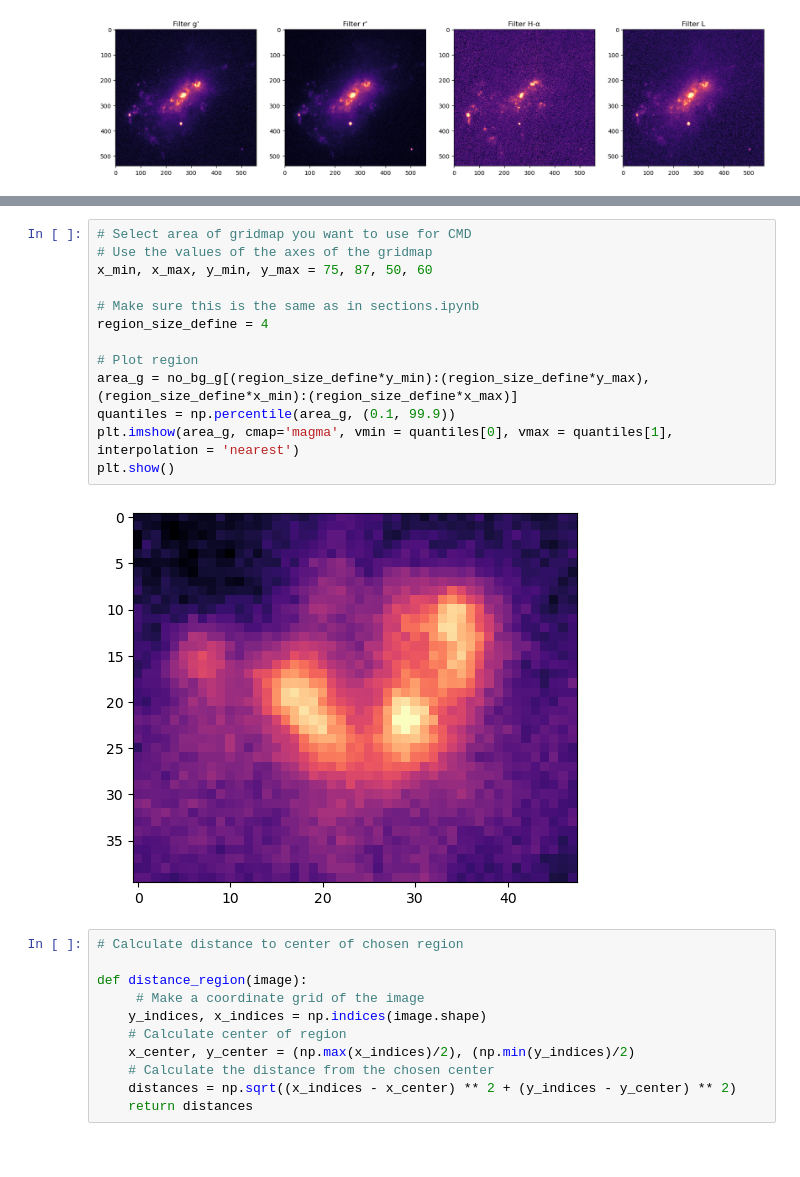
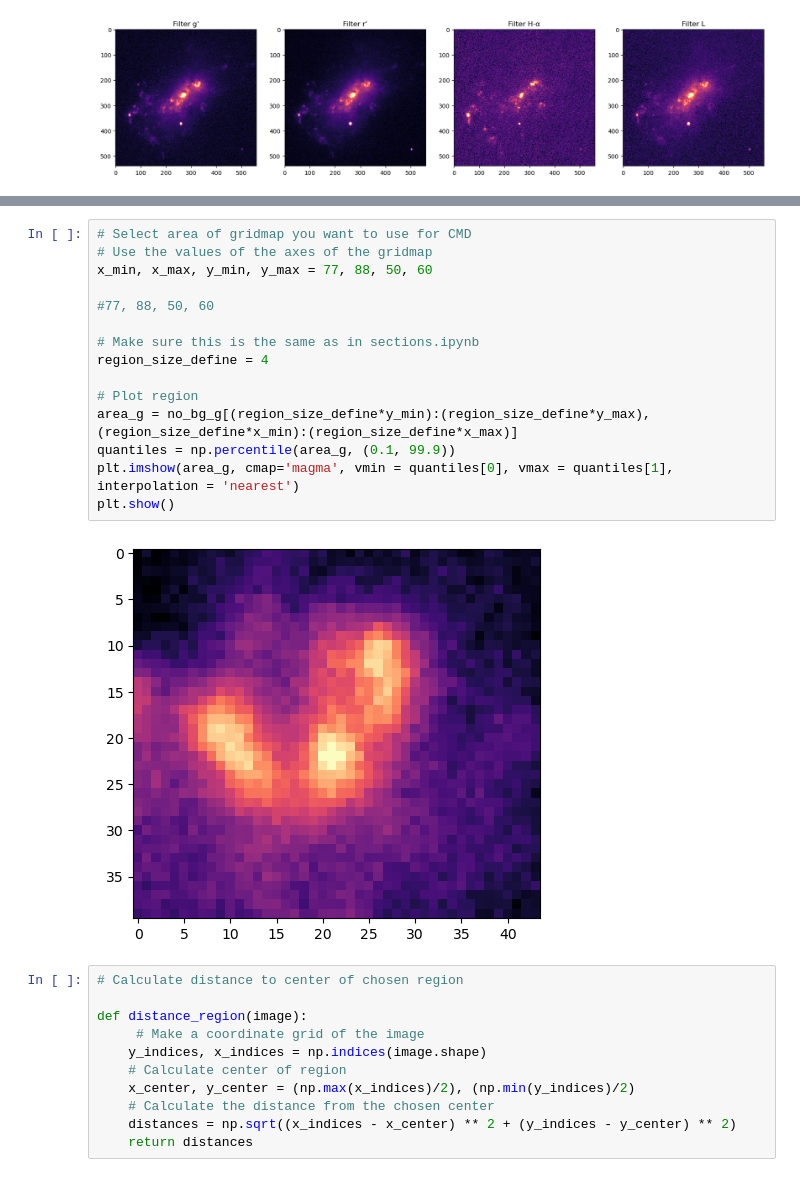
Before and after one commit to Juaopteinde/Group-19-NGC4449, a Jupyter notebook: CMDs.ipynb, the cells around one changed output, grey strips where cells are left out. Drawn from its saved outputs; the diff is of its cells as text.

```diff
--- a/CMDs.ipynb
+++ b/CMDs.ipynb
@@ -222,18 +249,20 @@ print(np.min(magnitude_ha))
 # %%
 # Select area of gridmap you want to use for CMD
 # Use the values of the axes of the gridmap
-x_min, x_max, y_min, y_max = 75, 87, 50, 60
+x_min, x_max, y_min, y_max = 77, 88, 50, 60
+
+#77, 88, 50, 60
 
 # Make sure this is the same as in sections.ipynb
 region_size_define = 4
 
 # Plot region
 area_g = no_bg_g[(region_size_define*y_min):(region_size_define*y_max), (region_size_define*x_min):(region_size_define*x_max)]
 quantiles = np.percentile(area_g, (0.1, 99.9))
 plt.imshow(area_g, cmap='magma', vmin = quantiles[0], vmax = quantiles[1], interpolation = 'nearest')
 plt.show()
 # %% [output]
-[figure, old version]
+[figure, new version]
 # %%
 # Calculate distance to center of chosen region
 
```
Also changed, not shown: parts of 9 cells of this notebook, 1 other file.
